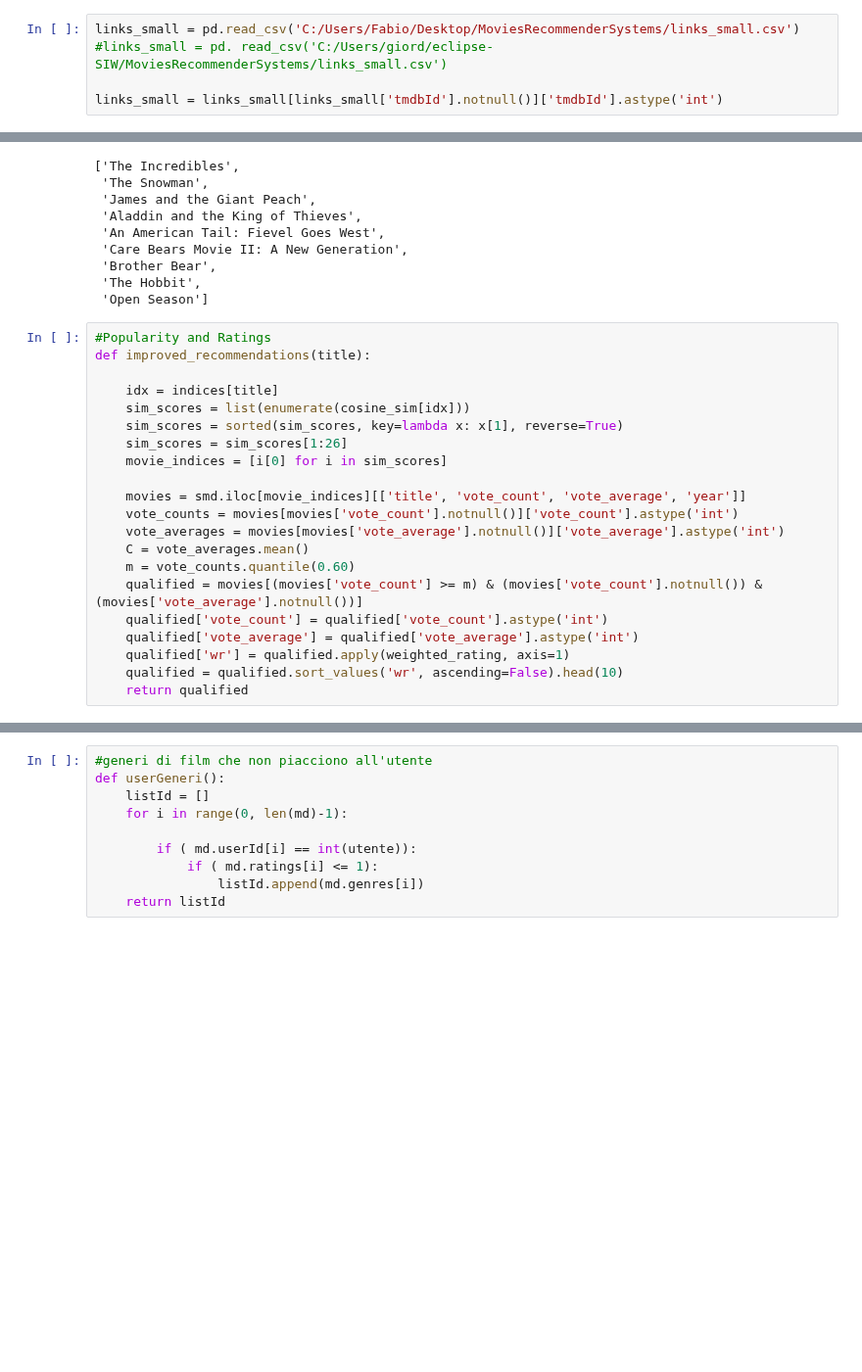
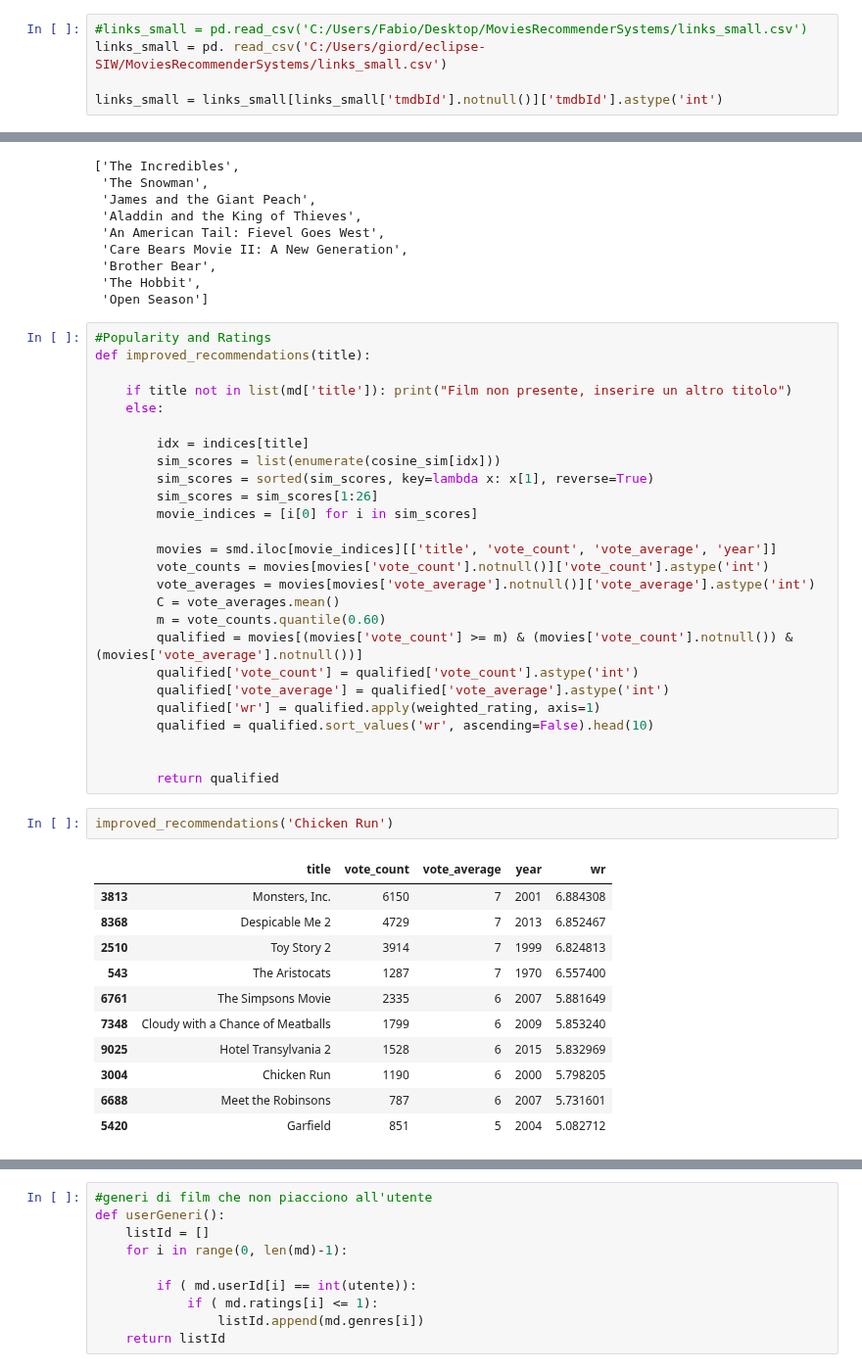
Before and after one commit to GiuliaCastagnacci/MoviesRecommenderSystems, a Jupyter notebook: Movie.ipynb, the cells around one changed output, grey strips where cells are left out. Shown at 98% size. Cells and saved outputs as stored; diff of their text form; blank space fills up the shorter version.

```diff
--- a/Movie.ipynb
+++ b/Movie.ipynb
@@ -202,8 +208,8 @@ build_chart('Animation').head(15)
 | 24209 | The Tale of the Princess Kaguya | 2013 | 350 | 8 | 7.566053 | 7.120255 |
 | 13724 | Up | 2009 | 7048 | 7 | 19.330884 | 6.961798 |
 # %%
-links_small = pd.read_csv('C:/Users/Fabio/Desktop/MoviesRecommenderSystems/links_small.csv')
-#links_small = pd. read_csv('C:/Users/giord/eclipse-SIW/MoviesRecommenderSystems/links_small.csv')
+#links_small = pd.read_csv('C:/Users/Fabio/Desktop/MoviesRecommenderSystems/links_small.csv')
+links_small = pd. read_csv('C:/Users/giord/eclipse-SIW/MoviesRecommenderSystems/links_small.csv')
 
 links_small = links_small[links_small['tmdbId'].notnull()]['tmdbId'].astype('int')
 # %%
@@ -413,20 +421,39 @@ eliminaDuplicati(listaduplicati, 'Batman: Mask of the Phantasm')
 #Popularity and Ratings
 def improved_recommendations(title):
 
-    idx = indices[title]
-    sim_scores = list(enumerate(cosine_sim[idx]))
-    sim_scores = sorted(sim_scores, key=lambda x: x[1], reverse=True)
-    sim_scores = sim_scores[1:26]
-    movie_indices = [i[0] for i in sim_scores]
+    if title not in list(md['title']): print("Film non presente, inserire un altro titolo")
+    else:
 
-    movies = smd.iloc[movie_indices][['title', 'vote_count', 'vote_average', 'year']]
-    vote_counts = movies[movies['vote_count'].notnull()]['vote_count'].astype('int')
-    vote_averages = movies[movies['vote_average'].notnull()]['vote_average'].astype('int')
-    C = vote_averages.mean()
-    m = vote_counts.quantile(0.60)
-    qualified = movies[(movies['vote_count'] >= m) & (movies['vote_count'].notnull()) & (movies['vote_average'].notnull())]
-    qualified['vote_count'] = qualified['vote_count'].astype('int')
-    qualified['vote_average'] = qualified['vote_average'].astype('int')
-    qualified['wr'] = qualified.apply(weighted_rating, axis=1)
-    qualified = qualified.sort_values('wr', ascending=False).head(10)
-    return qualified
+        idx = indices[title]
+        sim_scores = list(enumerate(cosine_sim[idx]))
+        sim_scores = sorted(sim_scores, key=lambda x: x[1], reverse=True)
+        sim_scores = sim_scores[1:26]
+        movie_indices = [i[0] for i in sim_scores]
+
+        movies = smd.iloc[movie_indices][['title', 'vote_count', 'vote_average', 'year']]
+        vote_counts = movies[movies['vote_count'].notnull()]['vote_count'].astype('int')
+        vote_averages = movies[movies['vote_average'].notnull()]['vote_average'].astype('int')
+        C = vote_averages.mean()
+        m = vote_counts.quantile(0.60)
+        qualified = movies[(movies['vote_count'] >= m) & (movies['vote_count'].notnull()) & (movies['vote_average'].notnull())]
+        qualified['vote_count'] = qualified['vote_count'].astype('int')
+        qualified['vote_average'] = qualified['vote_average'].astype('int')
+        qualified['wr'] = qualified.apply(weighted_rating, axis=1)
+        qualified = qualified.sort_values('wr', ascending=False).head(10)
+
+
+        return qualified
+# %%
+improved_recommendations('Chicken Run')
+# %% [output]
+|  | title | vote_count | vote_average | year | wr |
+| 3813 | Monsters, Inc. | 6150 | 7 | 2001 | 6.884308 |
+| 8368 | Despicable Me 2 | 4729 | 7 | 2013 | 6.852467 |
+| 2510 | Toy Story 2 | 3914 | 7 | 1999 | 6.824813 |
+| 543 | The Aristocats | 1287 | 7 | 1970 | 6.557400 |
+| 6761 | The Simpsons Movie | 2335 | 6 | 2007 | 5.881649 |
+| 7348 | Cloudy with a Chance of Meatballs | 1799 | 6 | 2009 | 5.853240 |
+| 9025 | Hotel Transylvania 2 | 1528 | 6 | 2015 | 5.832969 |
+| 3004 | Chicken Run | 1190 | 6 | 2000 | 5.798205 |
+| 6688 | Meet the Robinsons | 787 | 6 | 2007 | 5.731601 |
+| 5420 | Garfield | 851 | 5 | 2004 | 5.082712 |
```
Also changed, not shown: parts of 16 cells of this notebook.
